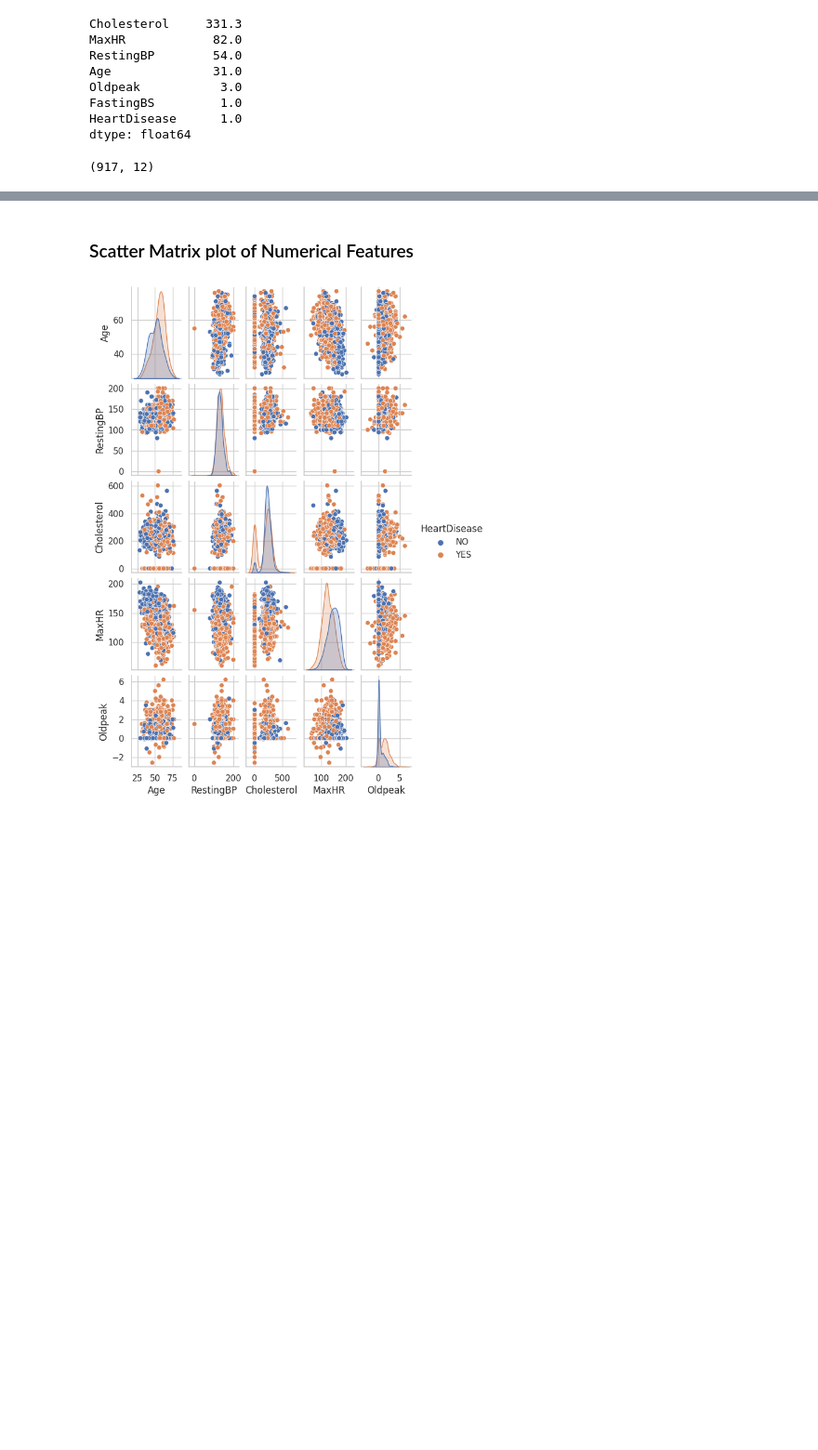
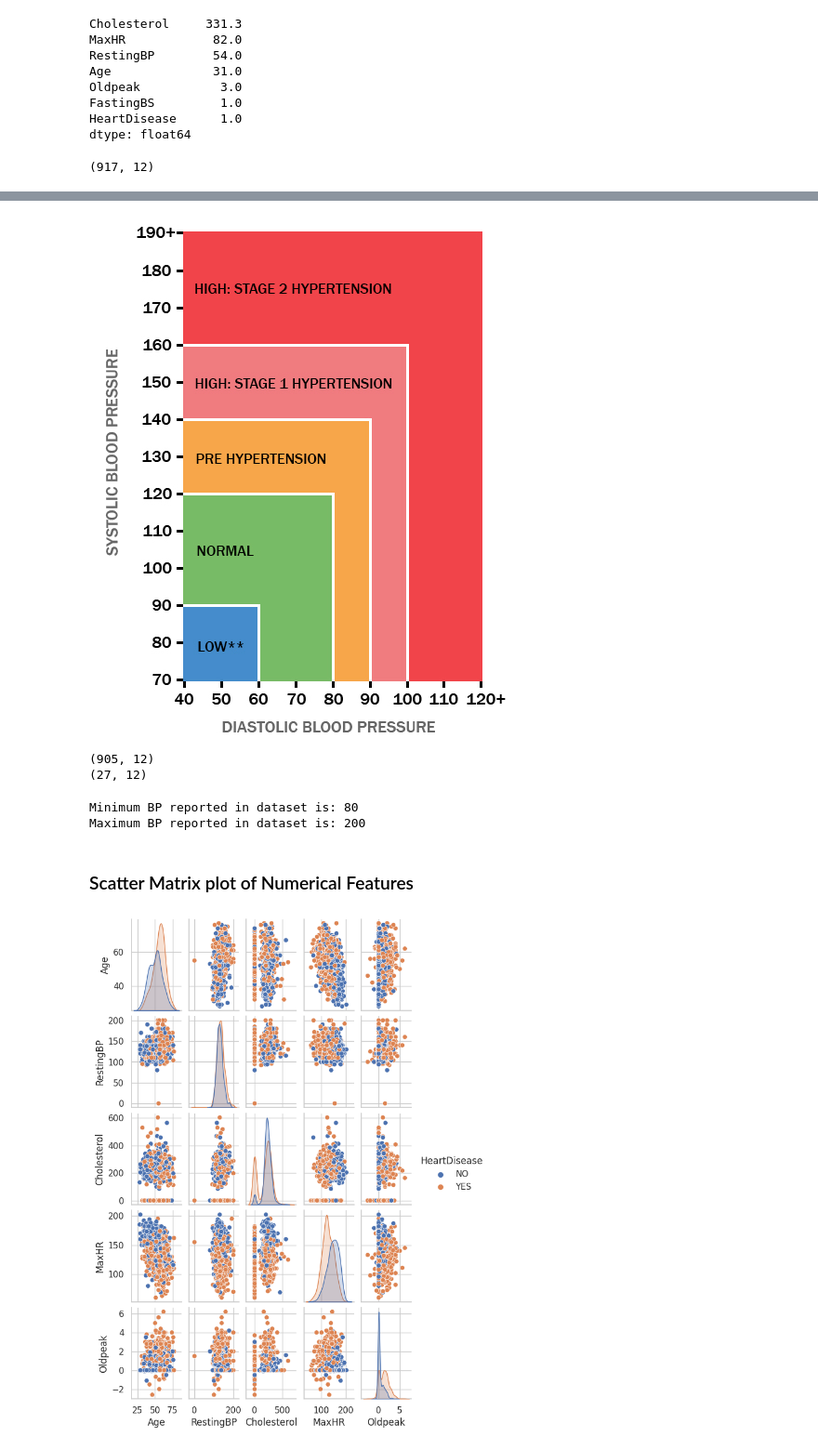
Before and after one commit to jrakhshanda55/Ausaf_ML, a Jupyter notebook: project1.ipynb, the cells around one changed output, grey strips where cells are left out. Shown at 93% size. Saved outputs shown, nothing was run; the diff lists cells and outputs as text; code cells hidden in the pictures; blank space fills up the shorter version.

```diff
--- a/project1.ipynb
+++ b/project1.ipynb
@@ -213,3 +228,21 @@ plt.show()
+# %%
+Image("/content/bp-range-chart.jpg", width=500, height=550)
+# %% [output]
+[figure, added]
+# %%
+systolicBP = df[df['RestingBP'] >= 100]
+print(systolicBP.shape)
+diastolicBP = df[df['RestingBP'] <= 100]
+print(diastolicBP.shape)
+# %% [output]
+(905, 12)
+(27, 12)
+# %%
+print(f"Minimum BP reported in dataset is: {df.RestingBP.min()}")
+print(f"Maximum BP reported in dataset is: {df.RestingBP.max()}")
+# %% [output]
+Minimum BP reported in dataset is: 80
+Maximum BP reported in dataset is: 200
 # %% [markdown]
 ### Scatter Matrix plot of Numerical Features
 # %%
```
Also changed, not shown: parts of 8 cells of this notebook.
